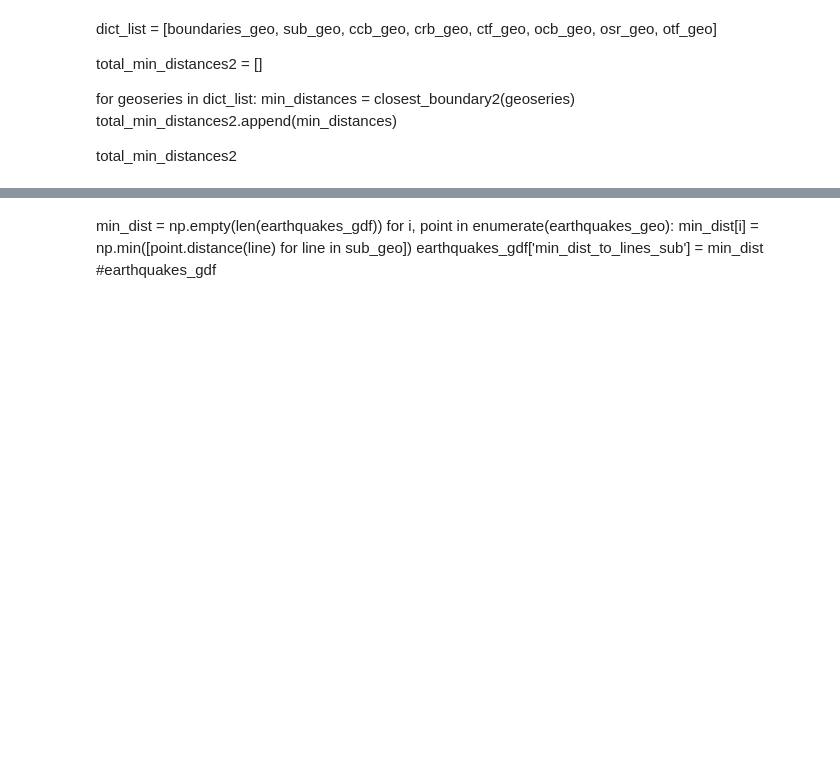
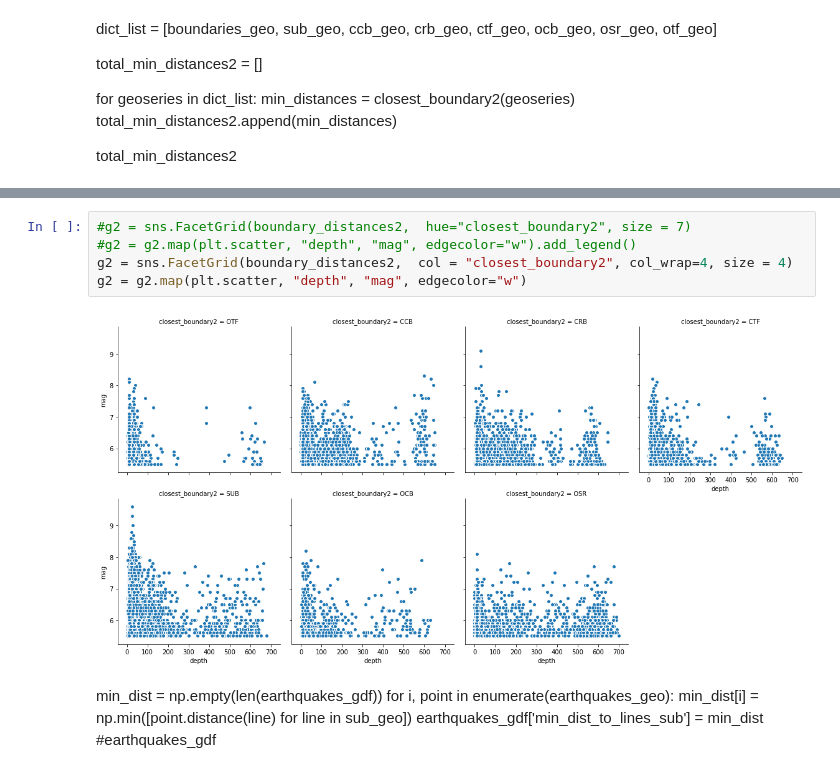
Before and after one commit to smitamisra/StrikingRobo_Earthquakes, a Jupyter notebook: MR_DQ3_2.ipynb, the cells around one changed output, grey strips where cells are left out. Drawn from its saved outputs; the diff is of its cells as text; blank space fills up the shorter version.

```diff
--- a/MR_DQ3_2.ipynb
+++ b/MR_DQ3_2.ipynb
@@ -501,3 +599,10 @@ total_min_distances2
+# %%
+#g2 = sns.FacetGrid(boundary_distances2,  hue="closest_boundary2", size = 7)
+#g2 = g2.map(plt.scatter, "depth", "mag", edgecolor="w").add_legend()
+g2 = sns.FacetGrid(boundary_distances2,  col = "closest_boundary2", col_wrap=4, size = 4)
+g2 = g2.map(plt.scatter, "depth", "mag", edgecolor="w")
+# %% [output]
+[figure, added]
 # %% [markdown]
 min_dist = np.empty(len(earthquakes_gdf))
 for i, point in enumerate(earthquakes_geo):
```
Also changed, not shown: parts of 34 cells of this notebook, 1 other file.
